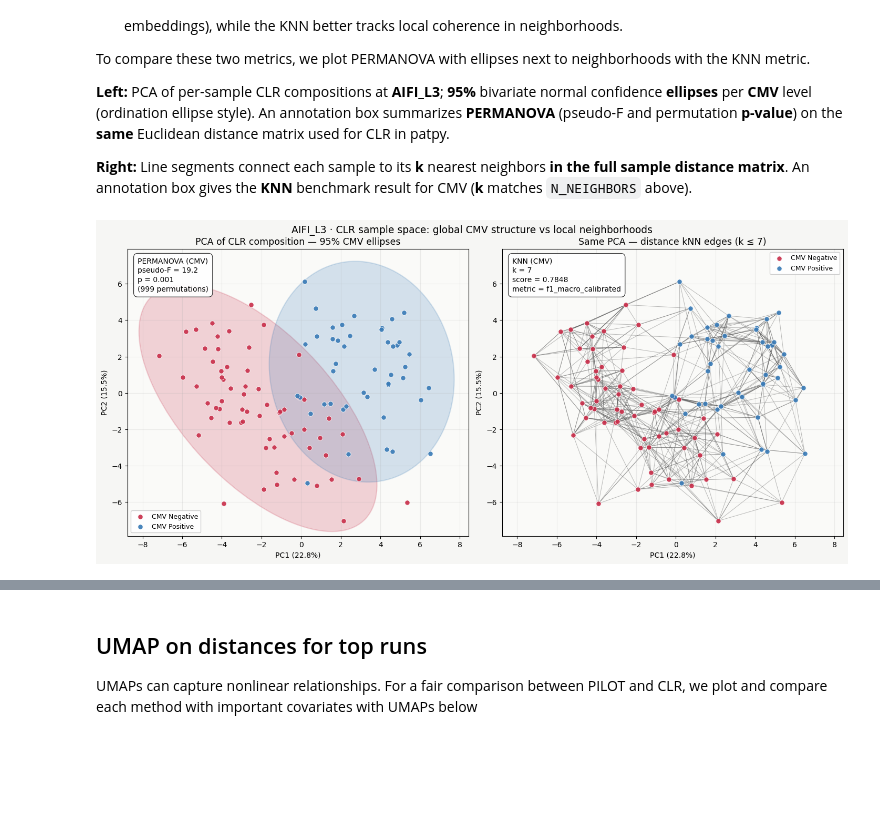
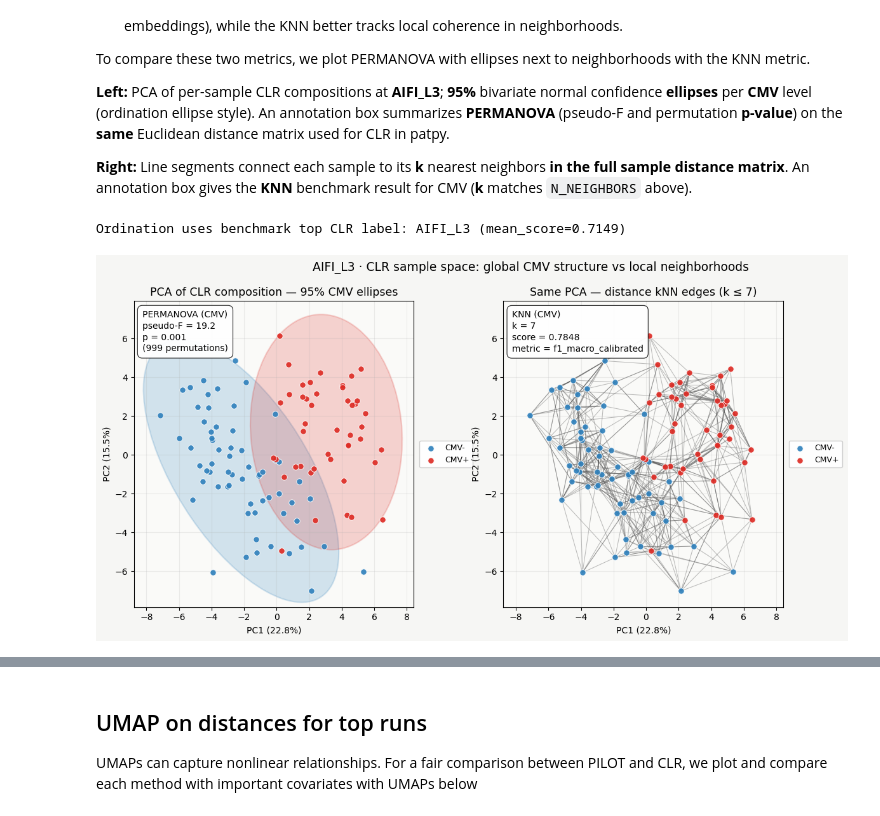
Before and after one commit to ShreyParikh07/patpy_tutorials_pdac, a Jupyter notebook: immune_aging_multiresolution_composition.ipynb, the cells around one changed output, grey strips where cells are left out. Saved outputs shown, nothing was run; the diff lists cells and outputs as text; code cells hidden in the pictures; blank space fills up the shorter version.

Commit message:
Immune atlas notebook biological results using compositional PCA

```diff
--- a/immune_aging_multiresolution_composition.ipynb
+++ b/immune_aging_multiresolution_composition.ipynb
@@ -280,9 +280,25 @@ To compare these two metrics, we plot PERMANOVA with ellipses next to neighborho
 **Right:** Line segments connect each sample to its **k** nearest neighbors **in the full sample distance matrix**. An annotation box gives the **KNN** benchmark result for CMV (**k** matches `N_NEIGHBORS` above).
 # %%
 ELLIPSE_CHI2 = stats.chi2.ppf(0.95, 2)
-ORD_LABEL = "AIFI_L3"
+PERMANOVA_PERMUTATIONS = 999
 N_EDGE = int(min(N_NEIGHBORS, 12))
-PERMANOVA_PERMUTATIONS = 999
+
+_clr_top = results[results["method"] == "composition_clr"].sort_values("mean_score", ascending=False)
+ORD_LABEL = str(_clr_top.iloc[0]["label_key"])
+print(
+    f"Ordination uses benchmark top CLR label: {ORD_LABEL} "
+    f"(mean_score={_clr_top.iloc[0]['mean_score']:.4f})"
+)
+
+
+def _cmv_display(x) -> str:
+    s = str(x).strip().upper()
+    if s in ("POSITIVE", "POS", "TRUE", "T", "1", "CMV+") or "POS" in s:
+        return "CMV+"
+    if s in ("NEGATIVE", "NEG", "FALSE", "F", "0", "CMV-") or "NEG" in s:
+        return "CMV-"
+    return str(x)
+
 
 m_ord = patpy.tl.CellGroupComposition(SAMPLE_KEY, ORD_LABEL, apply_clr=True, seed=RNG)
 m_ord.prepare_anndata(adata)
@@ -290,7 +306,8 @@ D_ord = np.asarray(m_ord.calculate_distance_matrix(force=True), dtype=float).cop
 X_ord = np.asarray(m_ord.sample_representation, dtype=float)
 samples_ord = list(m_ord.sample_representation.index)
 sample_table = adata.obs.drop_duplicates(subset=[SAMPLE_KEY], keep="first").set_index(SAMPLE_KEY)
-cmv_ord = sample_table.loc[samples_ord, CMV_COL].astype(str)
+
+cmv_ord = sample_table.loc[samples_ord, CMV_COL].map(_cmv_display)
 
 pca_ord = PCA(n_components=2, random_state=RNG)
 XY_ord = pca_ord.fit_transform(X_ord)
@@ -337,17 +354,24 @@ if n_s > 1:
             edge_pairs.append((i, int(j)))
 
 segments = [[XY_ord[i], XY_ord[j]] for i, j in edge_pairs]
-levels = sorted(cmv_ord.unique())
-_q = np.linspace(0.08, 0.92, max(len(levels), 1))
-color_cmv = {lev: plt.cm.Spectral(_q[i]) for i, lev in enumerate(levels)}
+levels = []
+for lab in ("CMV-", "CMV+"):
+    if (cmv_ord == lab).any():
+        levels.append(lab)
+for u in sorted(cmv_ord.unique(), key=str):
+    if u not in levels:
+        levels.append(u)
+cmv_colors = {"CMV-": "#3182bd", "CMV+": "#de2d26"}
+_q = np.linspace(0.15, 0.85, max(len(levels), 1))
+color_cmv = {lev: cmv_colors.get(lev, plt.cm.Spectral(_q[i])) for i, lev in enumerate(levels)}
 
 fig, (ax_e, ax_g) = plt.subplots(
     1,
     2,
-    figsize=(14.2, 6.2),
-    layout="constrained",
+    figsize=(20.5, 6.55),
     facecolor="#f6f6f4",
 )
+fig.subplots_adjust(wspace=0.62, left=0.10, right=0.58, top=0.84)
 for ax in (ax_e, ax_g):
     ax.set_facecolor("#fafaf8")
 
@@ -377,9 +401,8 @@ for lev in levels:
         s=46,
         color=col,
         alpha=0.92,
-        edgecolors="white",
-        linewidths=0.65,
-        label=f"CMV {lev}",
+        edgecolors="none",
+        label=lev,
         zorder=3,
     )
 
@@ -405,8 +428,14 @@ ax_e.text(
 )
 ax_e.set_xlabel(f"PC1 ({pca_ord.explained_variance_ratio_[0] * 100:.1f}%)")
 ax_e.set_ylabel(f"PC2 ({pca_ord.explained_variance_ratio_[1] * 100:.1f}%)")
-ax_e.set_title("PCA of CLR composition — 95% CMV ellipses", fontsize=12.5)
-ax_e.legend(framealpha=0.94, loc="best", fontsize=9)
+ax_e.set_title("PCA of CLR composition: 95% CMV ellipses", fontsize=12.5)
+ax_e.legend(
+    framealpha=0.94,
+    fontsize=9,
+    loc="center left",
+    bbox_to_anchor=(1.02, 0.5),
+    borderaxespad=0,
+)
 ax_e.grid(True, alpha=0.22)
 
 if segments:
@@ -423,42 +452,52 @@ for lev in levels:
         s=46,
         color=col,
         alpha=0.92,
-        edgecolors="white",
-        linewidths=0.65,
-        label=f"CMV {lev}",
+        edgecolors="none",
+        label=lev,
         zorder=3,
     )
 
 knn_lines = (
     "KNN (CMV)"
     + chr(10)
     + f"k = {N_NEIGHBORS}"
     + chr(10)
     + f"score = {knn_ord['score']:.4f}"
     + chr(10)
     + f"metric = {knn_ord['metric']}"
 )
 ax_g.text(
     0.03,
     0.97,
     knn_lines,
     transform=ax_g.transAxes,
     va="top",
     ha="left",
     fontsize=10,
     linespacing=1.35,
     bbox=dict(boxstyle="round,pad=0.55", facecolor="white", edgecolor="#222", alpha=0.95, linewidth=0.85),
 )
 ax_g.set_xlabel(f"PC1 ({pca_ord.explained_variance_ratio_[0] * 100:.1f}%)")
 ax_g.set_ylabel(f"PC2 ({pca_ord.explained_variance_ratio_[1] * 100:.1f}%)")
-ax_g.set_title(f"Same PCA — distance kNN edges (k ≤ {N_EDGE})", fontsize=12.5)
-ax_g.legend(framealpha=0.94, loc="best", fontsize=9)
+ax_g.set_title(f"Same PCA, kNN edges (k <= {N_EDGE})", fontsize=12.5)
+ax_g.legend(
+    framealpha=0.94,
+    fontsize=9,
+    loc="center left",
+    bbox_to_anchor=(1.02, 0.5),
+    borderaxespad=0,
+)
 ax_g.grid(True, alpha=0.22)
 ax_g.set_xlim(ax_e.get_xlim())
 ax_g.set_ylim(ax_e.get_ylim())
 
-fig.suptitle("AIFI_L3 · CLR sample space: global CMV structure vs local neighborhoods", fontsize=13.5, y=1.03)
+fig.suptitle(
+    f"{ORD_LABEL}, CLR sample space: global CMV structure vs local neighborhoods",
+    fontsize=13.5,
+    y=0.995,
+)
 plt.show()
 # %% [output]
+Ordination uses benchmark top CLR label: AIFI_L3 (mean_score=0.7149)
-[figure, old version]
+[figure, new version]
 # %% [markdown]
```
Also changed, not shown: parts of 4 cells of this notebook.
